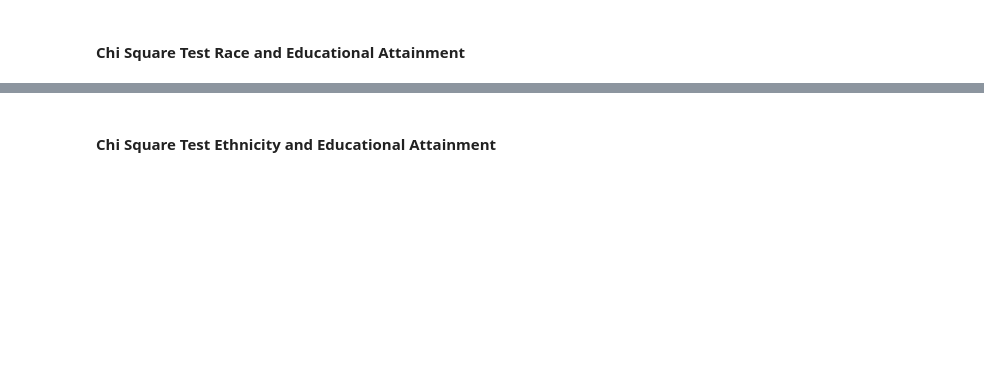
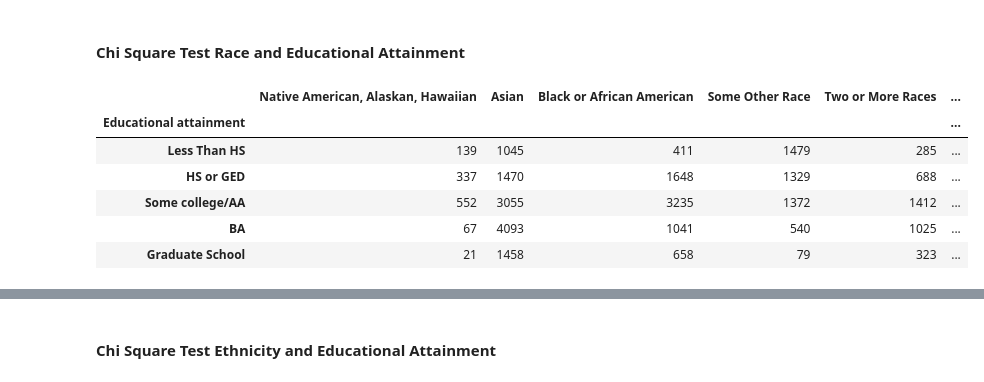
Before and after one commit to aliescont/WiD_Residency_2021_October, a Jupyter notebook: Team_1/Educational Attainment_Analysis_MC.ipynb, the cells around one changed output, grey strips where cells are left out. Drawn from its saved outputs; the diff is of its cells as text; code cells hidden in the pictures; blank space fills up the shorter version.

```diff
--- a/Team_1/Educational Attainment_Analysis_MC.ipynb
+++ b/Team_1/Educational Attainment_Analysis_MC.ipynb
@@ -19,6 +25,9 @@ edd_proj = pd.read_excel('EDD_SAC_OCCPROJ_2018_2028.xlsx', sheet_name='Occupatio
 
 #read in dataset for the Census PUMA Educational Attainment with Race, Ethnicity and Gender RC
 education = pd.read_excel('ACSST5Y2019_Educational_Attainment.xlsx', sheet_name='Education')
+edd_gender  = pd.read_excel('ACSST5Y2019_Educational_Attainment.xlsx', sheet_name='Gender Data Summary')
+edd_race = pd.read_excel('ACSST5Y2019_Educational_Attainment.xlsx', sheet_name='Race Data Summary')
+edd_ethnicity = pd.read_excel('ACSST5Y2019_Educational_Attainment.xlsx', sheet_name='Ethnicity Data Summary')
 
 #read in dataset for the Census Technology Information RC
 technology = pd.read_excel('ACSST1Y2019_Technology_RC.xlsx', sheet_name='Technology')
@@ -79,2 +292,13 @@ memory usage: 4.3+ KB
 # %% [markdown]
 #### Chi Square Test Race and Educational Attainment
+# %%
+edd_race = edd_race.set_index('Educational attainment')
+edd_race
+# %% [output]
+|  | Native American, Alaskan, Hawaiian | Asian | Black or African American | Some Other Race | Two or More Races | ... |
+| Educational attainment |  |  |  |  |  | ... |
+| Less Than HS | 139 | 1045 | 411 | 1479 | 285 | ... |
+| HS or GED | 337 | 1470 | 1648 | 1329 | 688 | ... |
+| Some college/AA | 552 | 3055 | 3235 | 1372 | 1412 | ... |
+| BA | 67 | 4093 | 1041 | 540 | 1025 | ... |
+| Graduate School | 21 | 1458 | 658 | 79 | 323 | ... |
```
Also changed, not shown: parts of 26 cells of this notebook.
